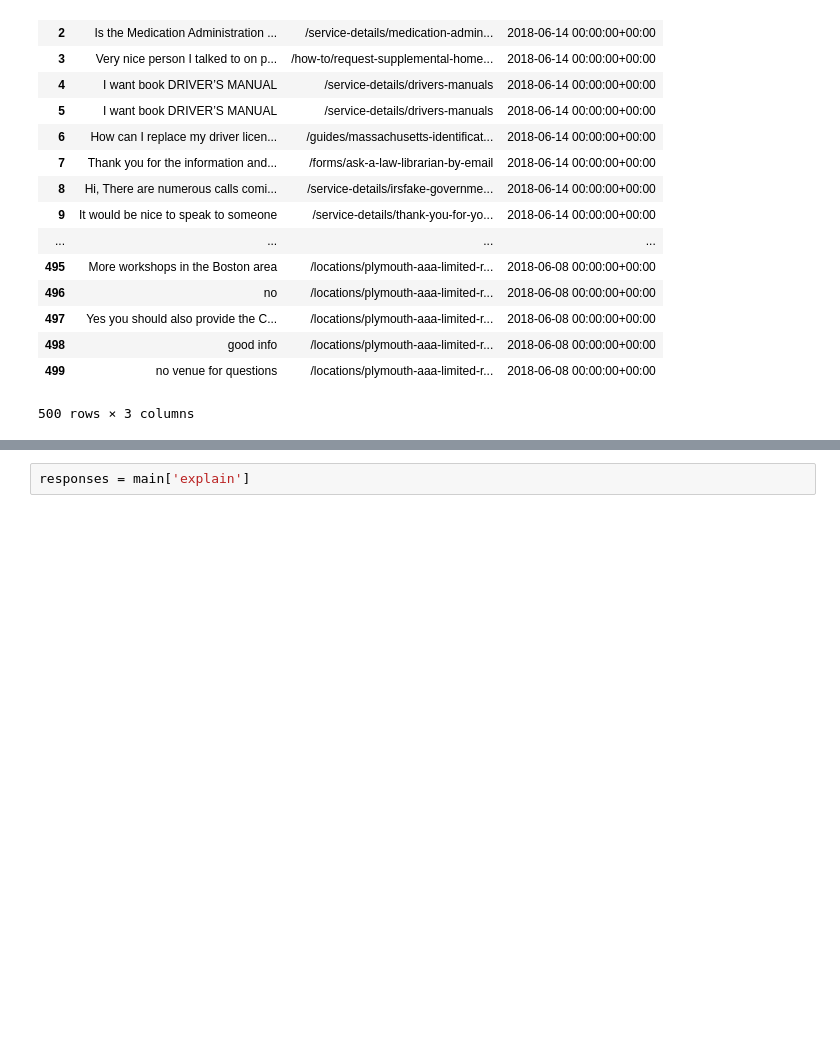
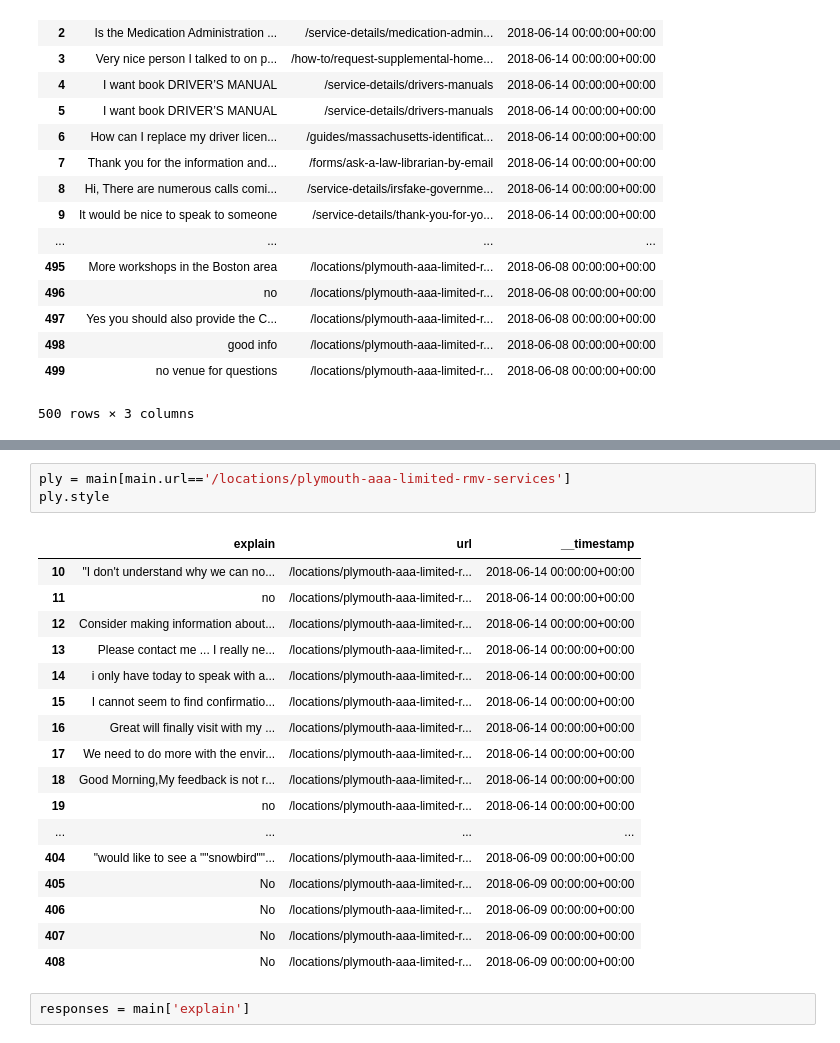
Before and after one commit to natashamathur/EOTSS, a Jupyter notebook: Feedback Preliminary.ipynb, the cells around one changed output, grey strips where cells are left out. Cells and saved outputs as stored; diff of their text form; blank space fills up the shorter version.

```diff
--- a/Feedback Preliminary.ipynb
+++ b/Feedback Preliminary.ipynb
@@ -26,3 +57,24 @@ main
+# %%
+ply = main[main.url=='/locations/plymouth-aaa-limited-rmv-services']
+ply.style
+# %% [output]
+|  | explain | url | __timestamp |
+| 10 | "I don't understand why we can no... | /locations/plymouth-aaa-limited-r... | 2018-06-14 00:00:00+00:00 |
+| 11 | no | /locations/plymouth-aaa-limited-r... | 2018-06-14 00:00:00+00:00 |
+| 12 | Consider making information about... | /locations/plymouth-aaa-limited-r... | 2018-06-14 00:00:00+00:00 |
+| 13 | Please contact me ... I really ne... | /locations/plymouth-aaa-limited-r... | 2018-06-14 00:00:00+00:00 |
+| 14 | i only have today to speak with a... | /locations/plymouth-aaa-limited-r... | 2018-06-14 00:00:00+00:00 |
+| 15 | I cannot seem to find confirmatio... | /locations/plymouth-aaa-limited-r... | 2018-06-14 00:00:00+00:00 |
+| 16 | Great will finally visit with my ... | /locations/plymouth-aaa-limited-r... | 2018-06-14 00:00:00+00:00 |
+| 17 | We need to do more with the envir... | /locations/plymouth-aaa-limited-r... | 2018-06-14 00:00:00+00:00 |
+| 18 | Good Morning,My feedback is not r... | /locations/plymouth-aaa-limited-r... | 2018-06-14 00:00:00+00:00 |
+| 19 | no | /locations/plymouth-aaa-limited-r... | 2018-06-14 00:00:00+00:00 |
+| ... | ... | ... | ... |
+| 404 | "would like to see a ""snowbird""... | /locations/plymouth-aaa-limited-r... | 2018-06-09 00:00:00+00:00 |
+| 405 | No | /locations/plymouth-aaa-limited-r... | 2018-06-09 00:00:00+00:00 |
+| 406 | No | /locations/plymouth-aaa-limited-r... | 2018-06-09 00:00:00+00:00 |
+| 407 | No | /locations/plymouth-aaa-limited-r... | 2018-06-09 00:00:00+00:00 |
+| 408 | No | /locations/plymouth-aaa-limited-r... | 2018-06-09 00:00:00+00:00 |
 # %%
 responses = main['explain']
 # %%
```
Also changed, not shown: parts of 5 cells of this notebook.
